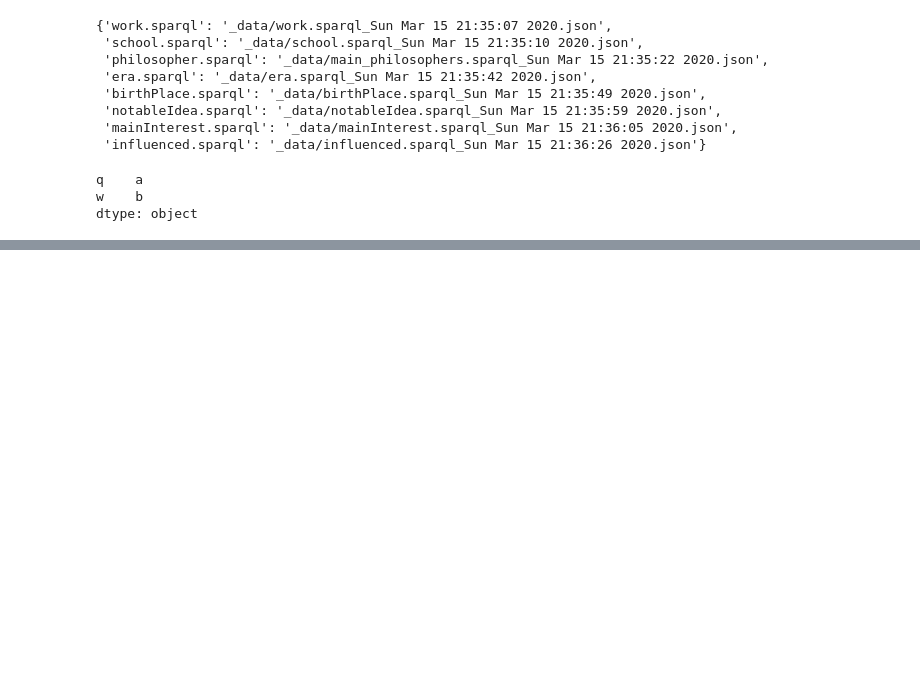
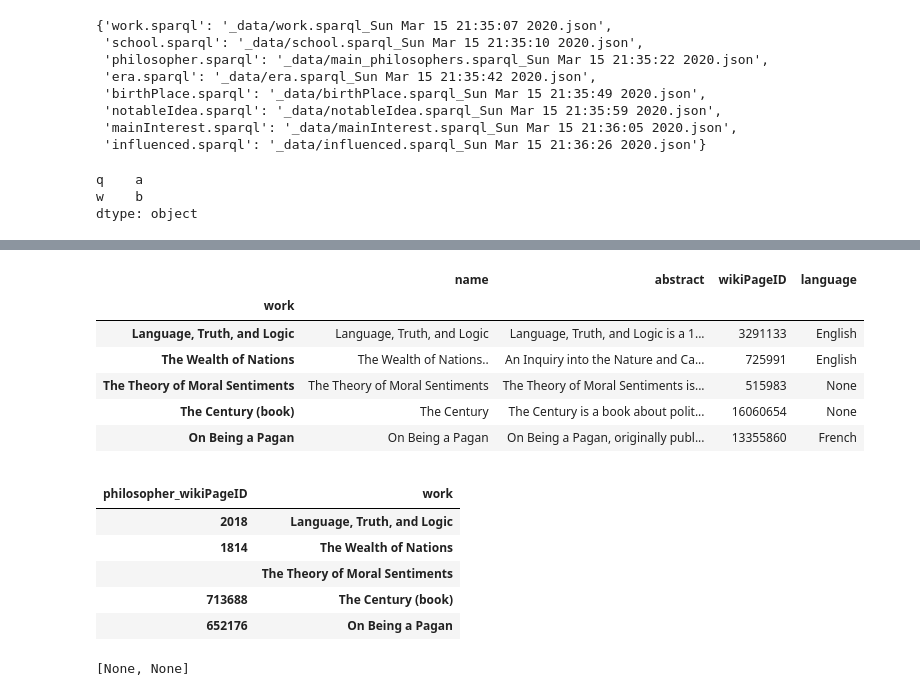
Before and after one commit to Citronnn/adfmp20-phil, a Jupyter notebook: fetch_db/parse.ipynb, the cells around one changed output, grey strips where cells are left out. Saved outputs shown, nothing was run; the diff lists cells and outputs as text; code cells hidden in the pictures; blank space fills up the shorter version.

```diff
--- a/fetch_db/parse.ipynb
+++ b/fetch_db/parse.ipynb
@@ -153,0 +209,27 @@ def parse_birth_death(parsed):
+# %%
+def parse_stuff(parsed, name, attrs=None, key=None):
+    if key is None:
+        key = name
+    if attrs is None:
+        attrs = [f'{name}', f'{name}_abstract', f'{name}_wikiPageID']
+    df = pd.DataFrame(parsed)
+    df[name] = df[name].apply(parse_object_name)
+
+    df_int = df[attrs].copy()
+    df_int.columns = [attrs[0], *[attr.replace(name, "").replace('_', "") for attr in attrs[1:]]]
+    df_int = df_int.drop_duplicates().reset_index(drop=True).set_index(key)
+
+    df_has = df[['wikiPageID', key]]
+    df_has.columns = 'philosopher_wikiPageID', key
+    df_has = df_has.drop_duplicates().reset_index(drop=True).set_index(['philosopher_wikiPageID', key])
+
+    return {
+        stringcase.capitalcase(name): df_int,
+        f'PhilopherHas{stringcase.capitalcase(name)}': df_has
+    }
+
+PARSE_FUNCS[MAIN_INTEREST] = lambda sample: parse_stuff(sample, 'mainInterest')
+[
+    display(df.head())
+    for df in PARSE_FUNCS[MAIN_INTEREST](parse_sample(SAMPLES[MAIN_INTEREST])).values()
+]
@@ -153,0 +252,6 @@ def parse_birth_death(parsed):
+# %%
+PARSE_FUNCS[IDEA] = lambda sample: parse_stuff(sample, 'notableIdea')
+[
+    display(df.head())
+    for df in PARSE_FUNCS[IDEA](parse_sample(SAMPLES[IDEA])).values()
+]
@@ -153,0 +274,25 @@ def parse_birth_death(parsed):
+# %%
+PARSE_FUNCS[WORK] = lambda sample: parse_stuff(
+    sample, 'work', attrs = ['work', 'work_name', 'work_abstract', 'work_wikiPageID', 'work_language']
+)
+
+[
+    display(df.head())
+    for df in PARSE_FUNCS[WORK](parse_sample(SAMPLES[WORK])).values()
+]
+# %% [output]
+|  | name | abstract | wikiPageID | language |
+| work |  |  |  |  |
+| Language, Truth, and Logic | Language, Truth, and Logic | Language, Truth, and Logic is a 1... | 3291133 | English |
+| The Wealth of Nations | The Wealth of Nations.. | An Inquiry into the Nature and Ca... | 725991 | English |
+| The Theory of Moral Sentiments | The Theory of Moral Sentiments | The Theory of Moral Sentiments is... | 515983 | None |
+| The Century (book) | The Century | The Century is a book about polit... | 16060654 | None |
+| On Being a Pagan | On Being a Pagan | On Being a Pagan, originally publ... | 13355860 | French |
+|  |  |
+| philosopher_wikiPageID | work |
+| 2018 | Language, Truth, and Logic |
+| 1814 | The Wealth of Nations |
+|  | The Theory of Moral Sentiments |
+| 713688 | The Century (book) |
+| 652176 | On Being a Pagan |
+[None, None]
```
Also changed, not shown: parts of 14 cells of this notebook, 1 other file.
